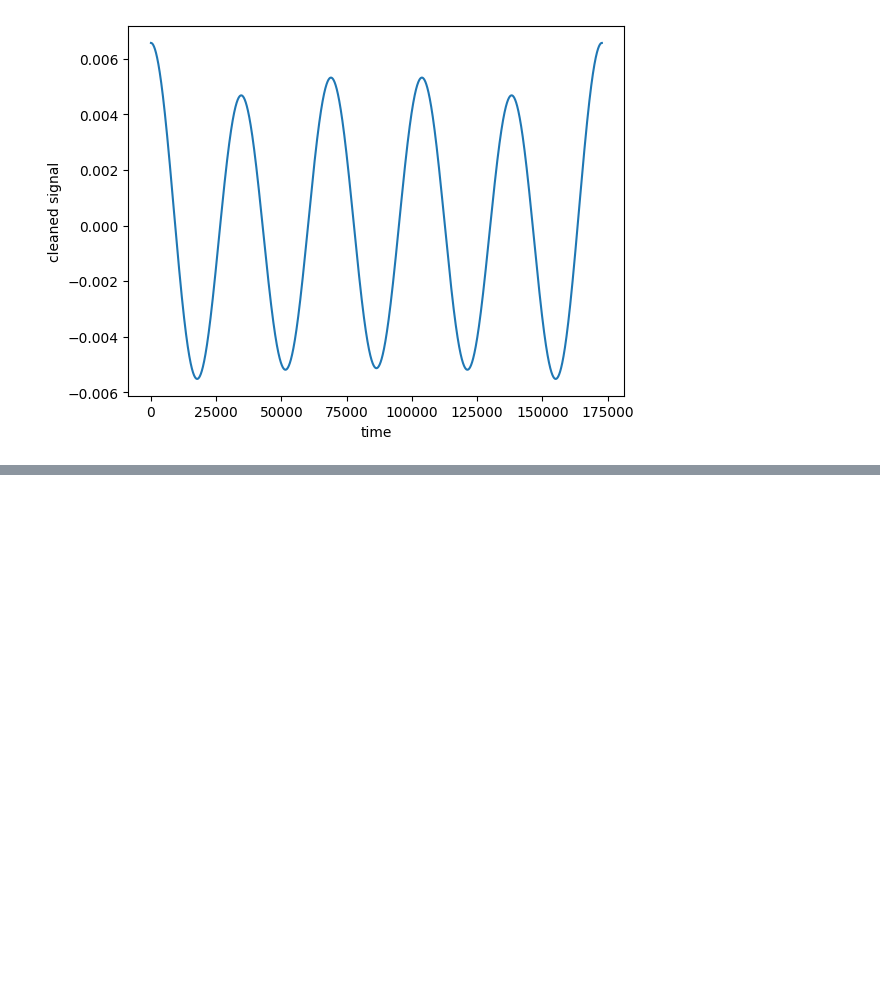
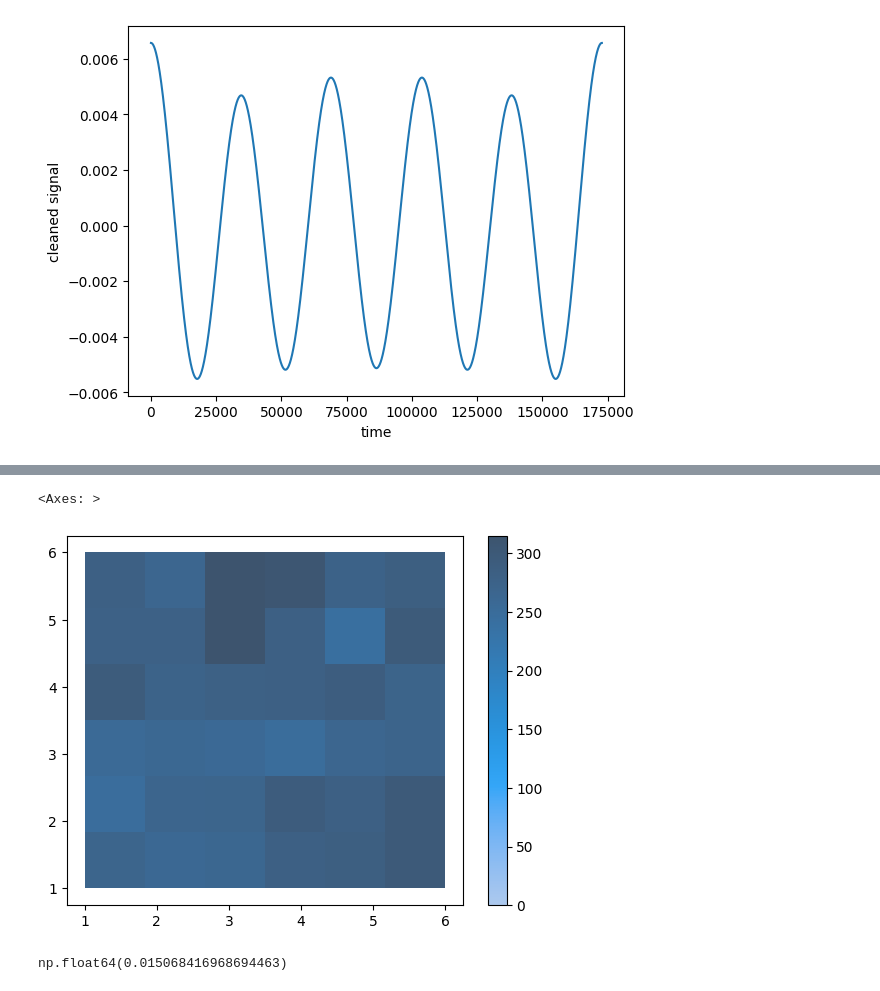
Before and after one commit to andrew-koren/cautious-adventure, a Jupyter notebook: my stuff/FS24/PHY 415/activites.ipynb, the cells around one changed output, grey strips where cells are left out. Cells and saved outputs as stored; diff of their text form; code cells hidden in the pictures; blank space fills up the shorter version.

```diff
--- a/my stuff/FS24/PHY 415/activites.ipynb
+++ b/my stuff/FS24/PHY 415/activites.ipynb
@@ -1938,0 +1971,23 @@ sns.lineplot(data = obs1, x='time', y='cleaned signal')
+# %%
+import seaborn as sns
+
+np.random.seed(2)
+
+two_dice = np.array([(np.random.randint(1, 7), np.random.randint(1, 7)) for i in range(10000)])
+
+sns.histplot(x=two_dice[:, 0], y=two_dice[:, 1], bins=6, cbar=True)
+# %% [output]
+<Axes: >
+[figure, added]
+# %%
+Bi_half_life = 46 #min
+Pb_half_life = 3.3*60
+Tl_half_life = 2.2/60
+
+Bi_decay_constant = np.log(2)/Bi_half_life
+Pb_decay_constant = np.log(2)/Pb_half_life
+Tl_decay_constant = np.log(2)/Tl_half_life
+
+Bi_decay_constant
+# %% [output]
+np.float64(0.015068416968694463)
```
Also changed, not shown: parts of 10 cells of this notebook, 9 other files.
